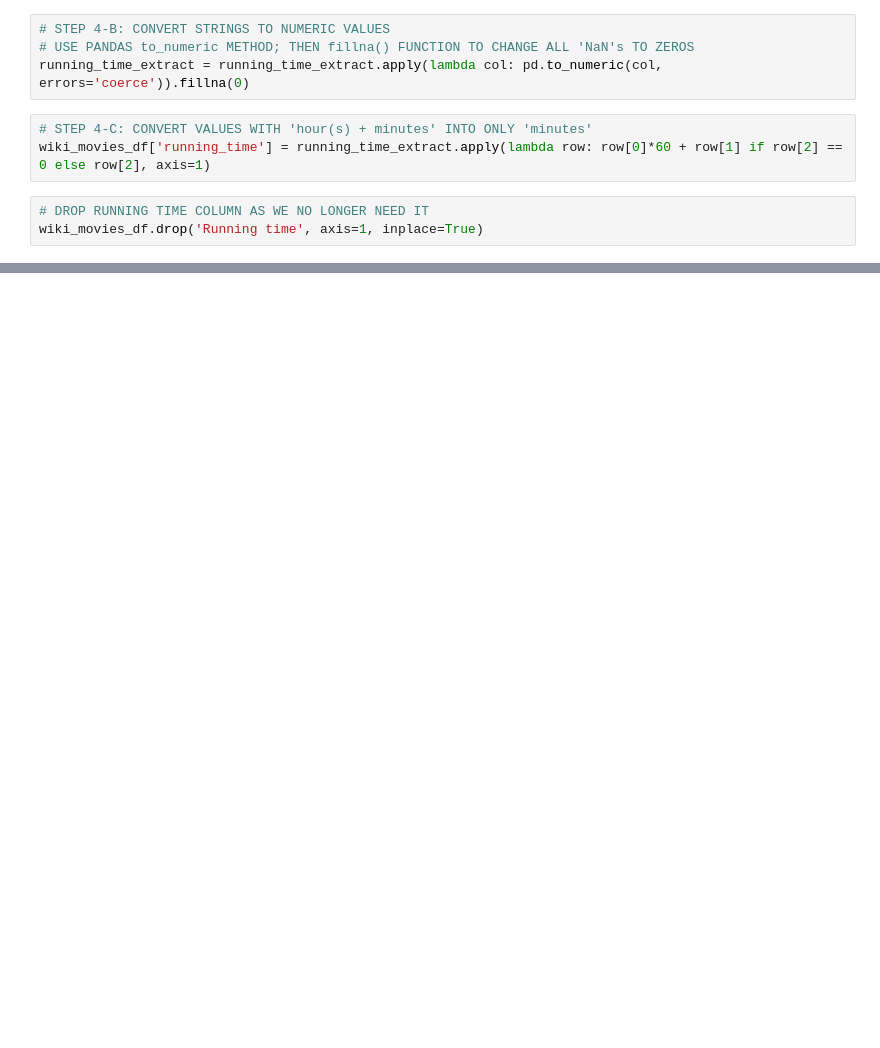
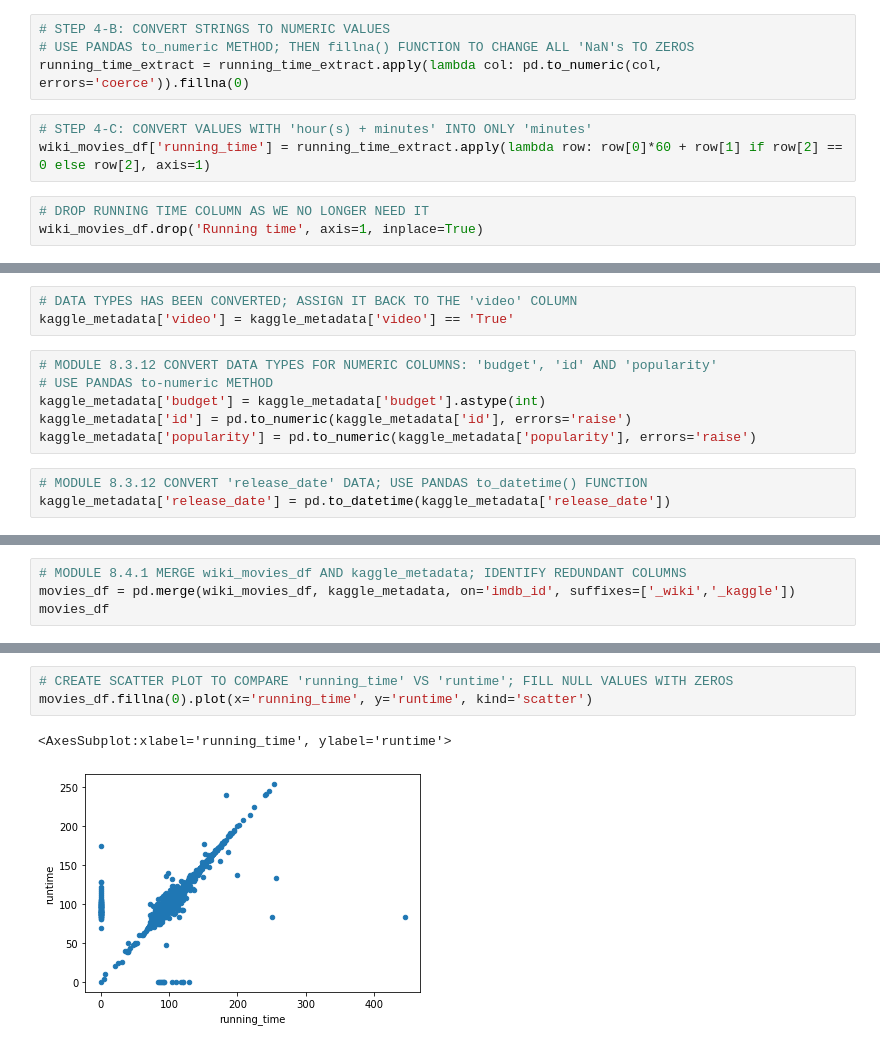
Before and after one commit to taktak2022/Movies-ETL, a Jupyter notebook: wiki_movies_raw.ipynb, the cells around one changed output, grey strips where cells are left out. Cells and saved outputs as stored; diff of their text form; blank space fills up the shorter version.

```diff
--- a/wiki_movies_raw.ipynb
+++ b/wiki_movies_raw.ipynb
@@ -697,0 +804,12 @@ wiki_movies_df.drop('Running time', axis=1, inplace=True)
+# %%
+# DATA TYPES HAS BEEN CONVERTED; ASSIGN IT BACK TO THE 'video' COLUMN
+kaggle_metadata['video'] = kaggle_metadata['video'] == 'True'
+# %%
+# MODULE 8.3.12 CONVERT DATA TYPES FOR NUMERIC COLUMNS: 'budget', 'id' AND 'popularity'
+# USE PANDAS to-numeric METHOD
+kaggle_metadata['budget'] = kaggle_metadata['budget'].astype(int)
+kaggle_metadata['id'] = pd.to_numeric(kaggle_metadata['id'], errors='raise')
+kaggle_metadata['popularity'] = pd.to_numeric(kaggle_metadata['popularity'], errors='raise')
+# %%
+# MODULE 8.3.12 CONVERT 'release_date' DATA; USE PANDAS to_datetime() FUNCTION
+kaggle_metadata['release_date'] = pd.to_datetime(kaggle_metadata['release_date'])
@@ -697,0 +866,4 @@ wiki_movies_df.drop('Running time', axis=1, inplace=True)
+# %%
+# MODULE 8.4.1 MERGE wiki_movies_df AND kaggle_metadata; IDENTIFY REDUNDANT COLUMNS
+movies_df = pd.merge(wiki_movies_df, kaggle_metadata, on='imdb_id', suffixes=['_wiki','_kaggle'])
+movies_df
@@ -697,0 +937,6 @@ wiki_movies_df.drop('Running time', axis=1, inplace=True)
+# %%
+# CREATE SCATTER PLOT TO COMPARE 'running_time' VS 'runtime'; FILL NULL VALUES WITH ZEROS
+movies_df.fillna(0).plot(x='running_time', y='runtime', kind='scatter')
+# %% [output]
+<AxesSubplot:xlabel='running_time', ylabel='runtime'>
+[figure, added]
```
Also changed, not shown: parts of 55 cells of this notebook, 1 other file.
